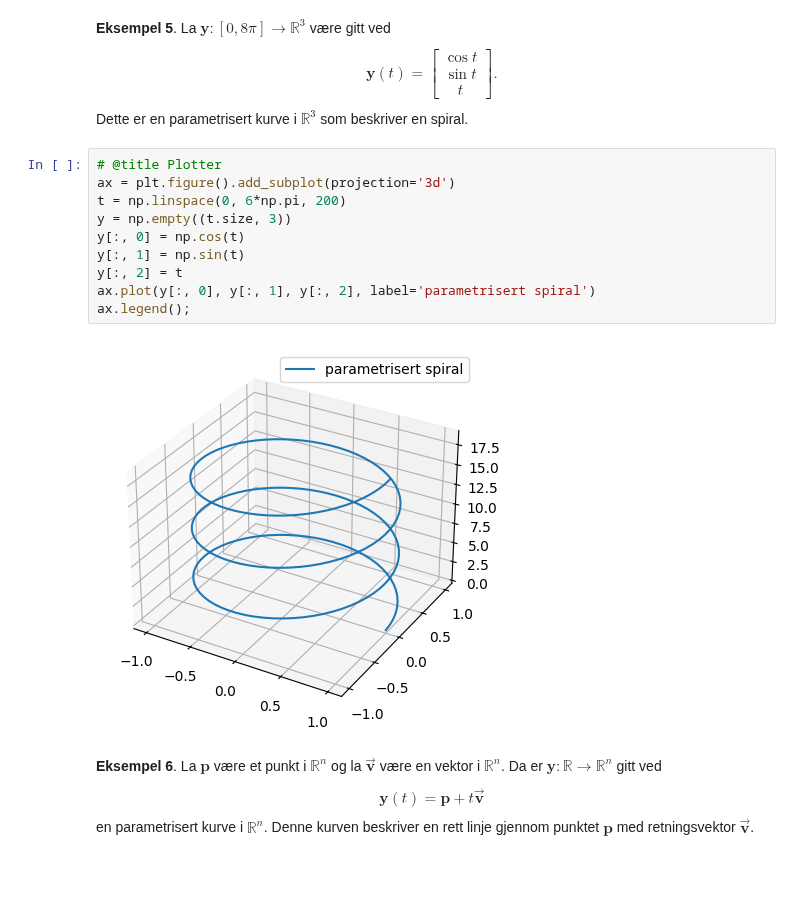
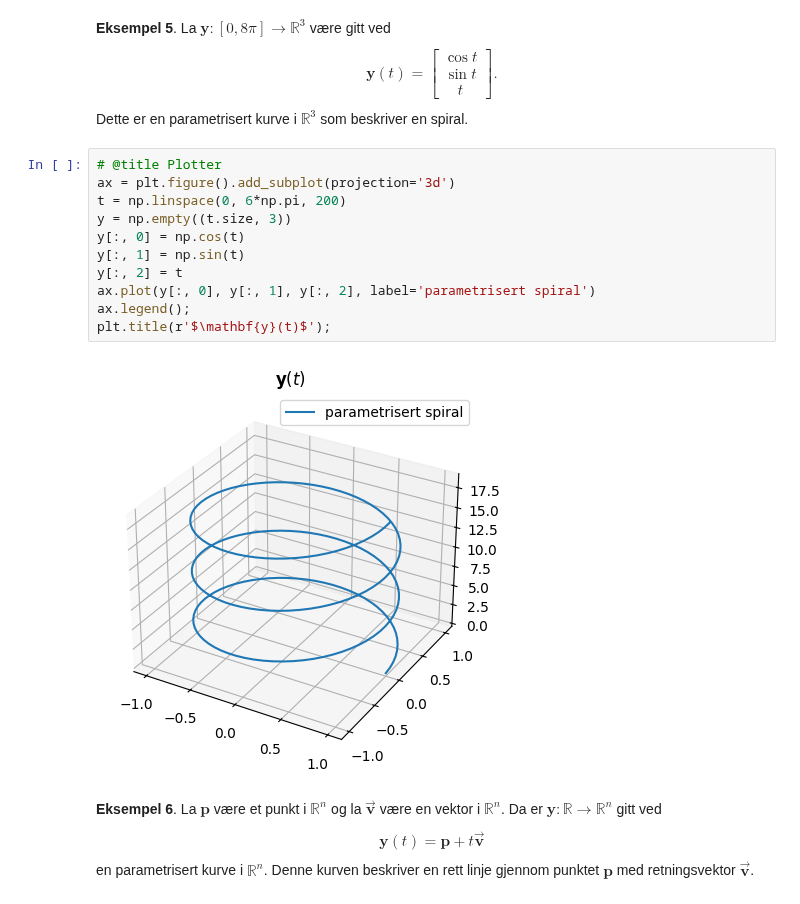
Before and after one commit to mbr085/V25MAT102, a Jupyter notebook: notebooks/uke10/126kurver.ipynb, the cells around one changed output. Saved outputs shown, nothing was run; the diff lists cells and outputs as text; blank space fills up the shorter version.

```diff
--- a/notebooks/uke10/126kurver.ipynb
+++ b/notebooks/uke10/126kurver.ipynb
@@ -126,15 +97,16 @@ spiral.
 # %%
 # @title Plotter
 ax = plt.figure().add_subplot(projection='3d')
 t = np.linspace(0, 6*np.pi, 200)
 y = np.empty((t.size, 3))
 y[:, 0] = np.cos(t)
 y[:, 1] = np.sin(t)
 y[:, 2] = t
 ax.plot(y[:, 0], y[:, 1], y[:, 2], label='parametrisert spiral')
 ax.legend();
+plt.title(r'$\mathbf{y}(t)$');
 # %% [output]
-[figure, old version]
+[figure, new version]
 # %% [markdown]
 **Eksempel 6**. La $\mathbf{p}$ være et punkt i $\mathbb{R}^n$ og la
 $\vec{\mathbf{v}}$ være en vektor i $\mathbb{R}^n$. Da er
```
Also changed, not shown: parts of 6 cells of this notebook.
